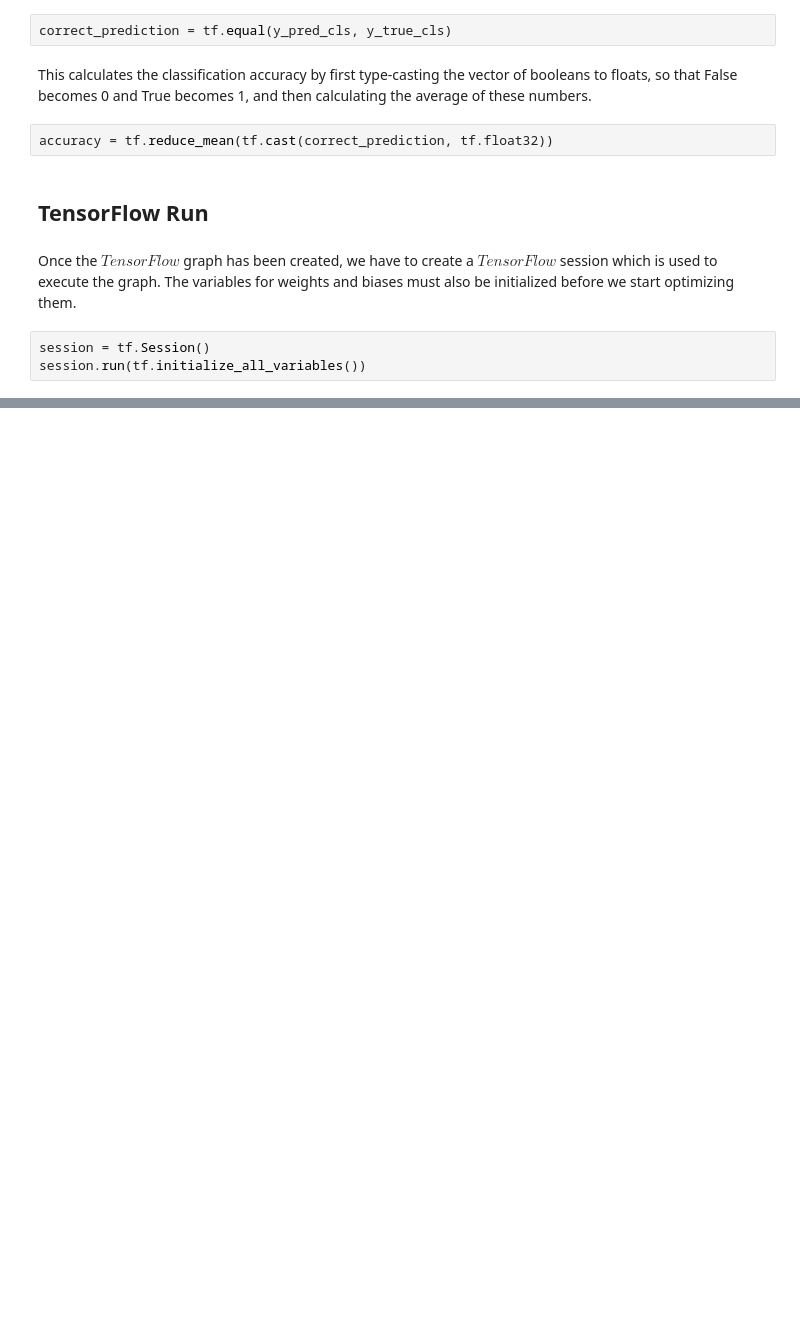
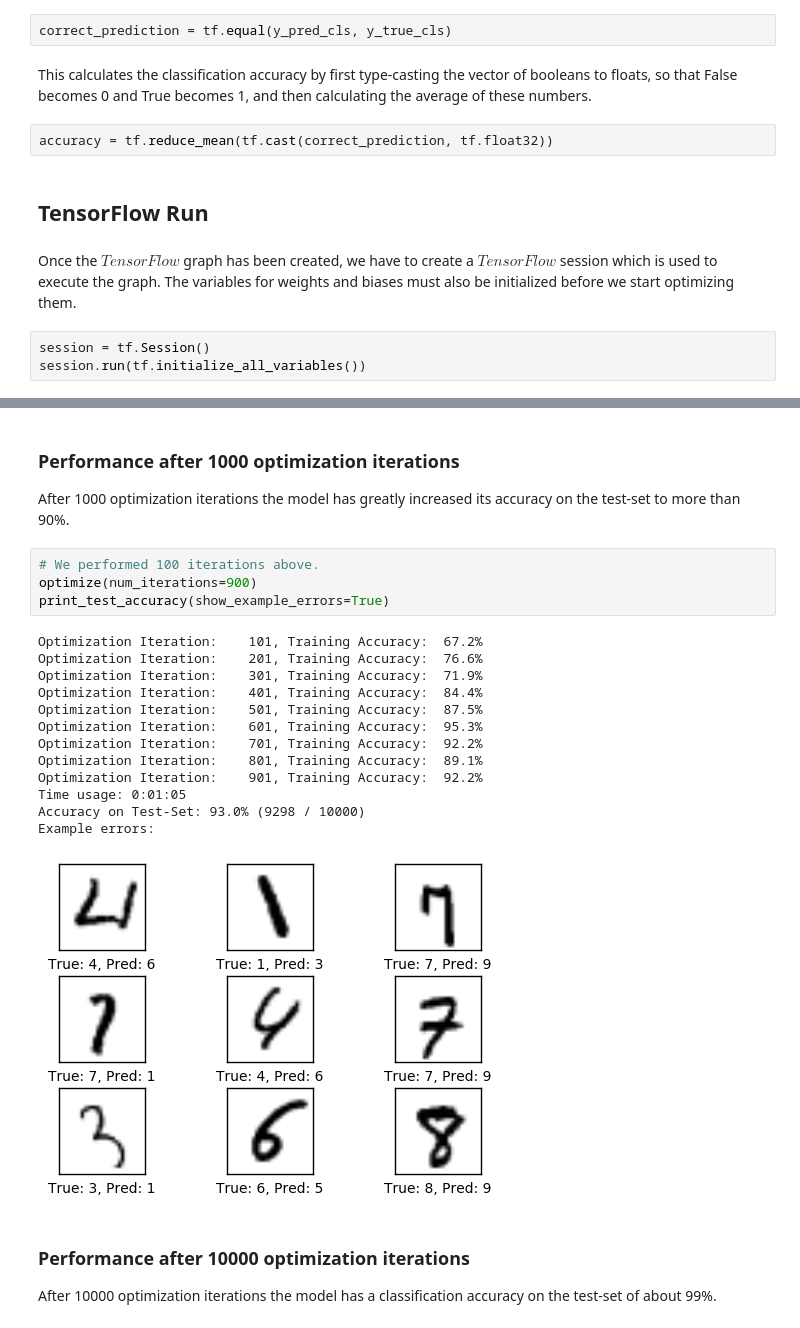
Before and after one commit to Kidel/Deep-Learning-CNN-for-Image-Recognition, a Jupyter notebook: 02_ConvolutionalNeuralNetwork-OCR.ipynb, the cells around one changed output, grey strips where cells are left out. Drawn from its saved outputs; the diff is of its cells as text; blank space fills up the shorter version.

```diff
--- a/02_ConvolutionalNeuralNetwork-OCR.ipynb
+++ b/02_ConvolutionalNeuralNetwork-OCR.ipynb
@@ -437,0 +663,24 @@ session.run(tf.initialize_all_variables())
+# %% [markdown]
+### Performance after 1000 optimization iterations
+After 1000 optimization iterations the model has greatly increased its accuracy on the test-set to more than 90%.
+# %%
+# We performed 100 iterations above.
+optimize(num_iterations=900)
+print_test_accuracy(show_example_errors=True)
+# %% [output]
+Optimization Iteration:    101, Training Accuracy:  67.2%
+Optimization Iteration:    201, Training Accuracy:  76.6%
+Optimization Iteration:    301, Training Accuracy:  71.9%
+Optimization Iteration:    401, Training Accuracy:  84.4%
+Optimization Iteration:    501, Training Accuracy:  87.5%
+Optimization Iteration:    601, Training Accuracy:  95.3%
+Optimization Iteration:    701, Training Accuracy:  92.2%
+Optimization Iteration:    801, Training Accuracy:  89.1%
+Optimization Iteration:    901, Training Accuracy:  92.2%
+Time usage: 0:01:05
+Accuracy on Test-Set: 93.0% (9298 / 10000)
+Example errors:
+[figure, added]
+# %% [markdown]
+### Performance after 10000 optimization iterations
+After 10000 optimization iterations the model has a classification accuracy on the test-set of about 99%.
```
Also changed, not shown: parts of 38 cells of this notebook.
